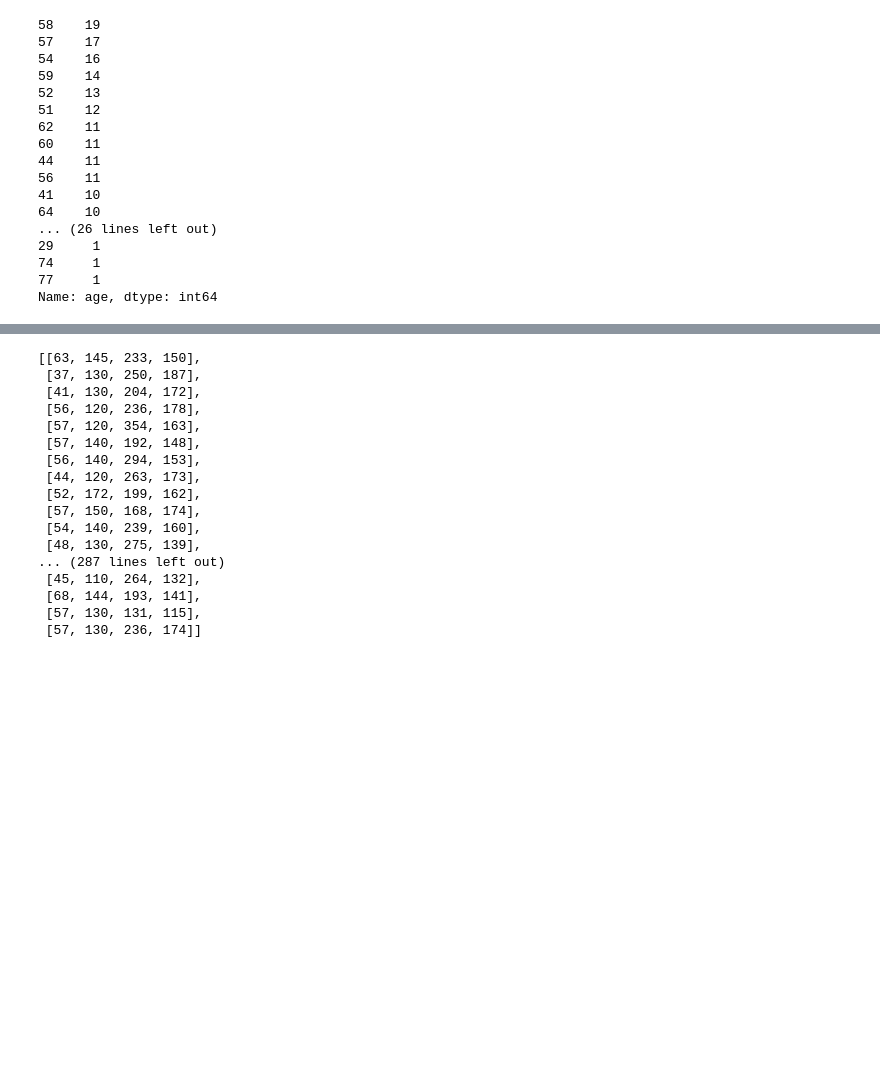
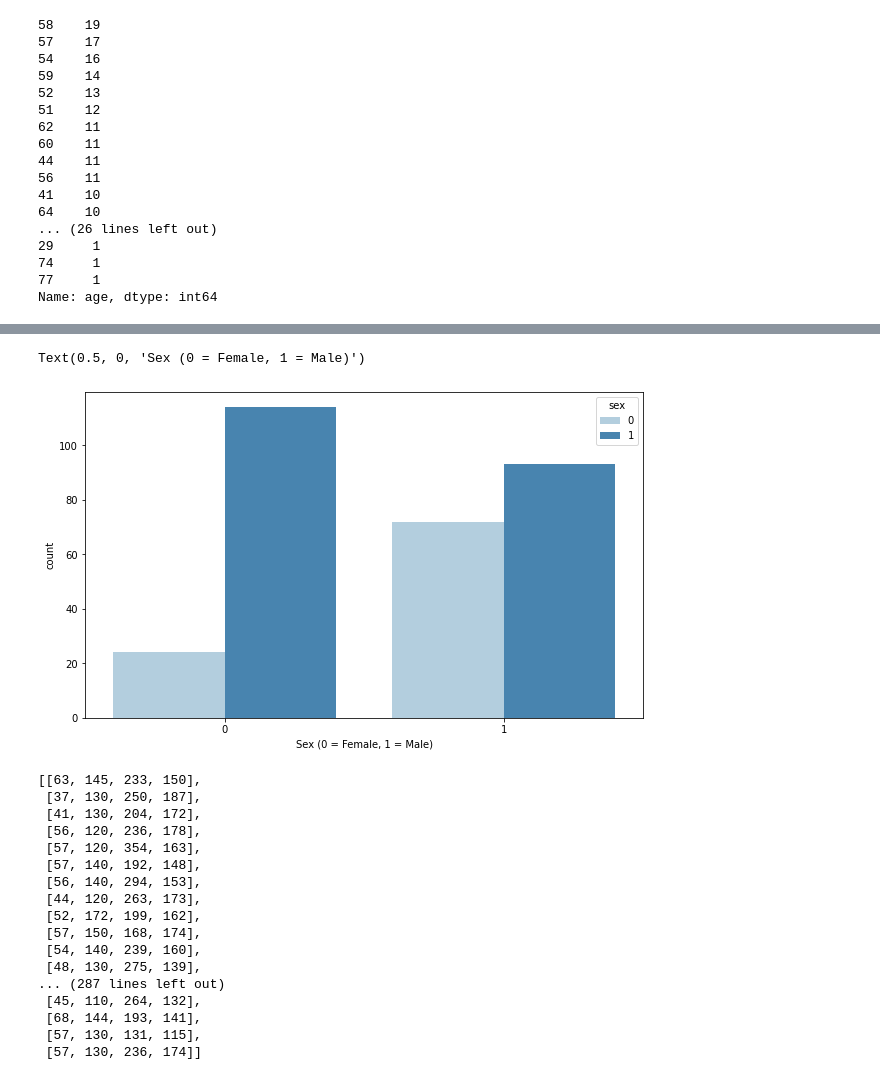
Before and after one commit to gmcglinn41/Project-3---Heart-Disease, a Jupyter notebook: Heart Disease EDA and ML v2.ipynb, the cells around one changed output, grey strips where cells are left out. Cells and saved outputs as stored; diff of their text form; code cells hidden in the pictures; blank space fills up the shorter version.

```diff
--- a/Heart Disease EDA and ML v2.ipynb
+++ b/Heart Disease EDA and ML v2.ipynb
@@ -100,3 +151,10 @@ Name: age, dtype: int64
+# %%
+plt.figure(figsize=(10,6))
+sns.countplot(x=heartdf['target'],hue=heartdf['sex'],palette='Blues')
+plt.xlabel('Sex (0 = Female, 1 = Male)')
+# %% [output]
+Text(0.5, 0, 'Sex (0 = Female, 1 = Male)')
+[figure, added]
 # %%
 #Creating features for Logistic Regression
 # %%
```
Also changed, not shown: parts of 17 cells of this notebook, 15 other files.
